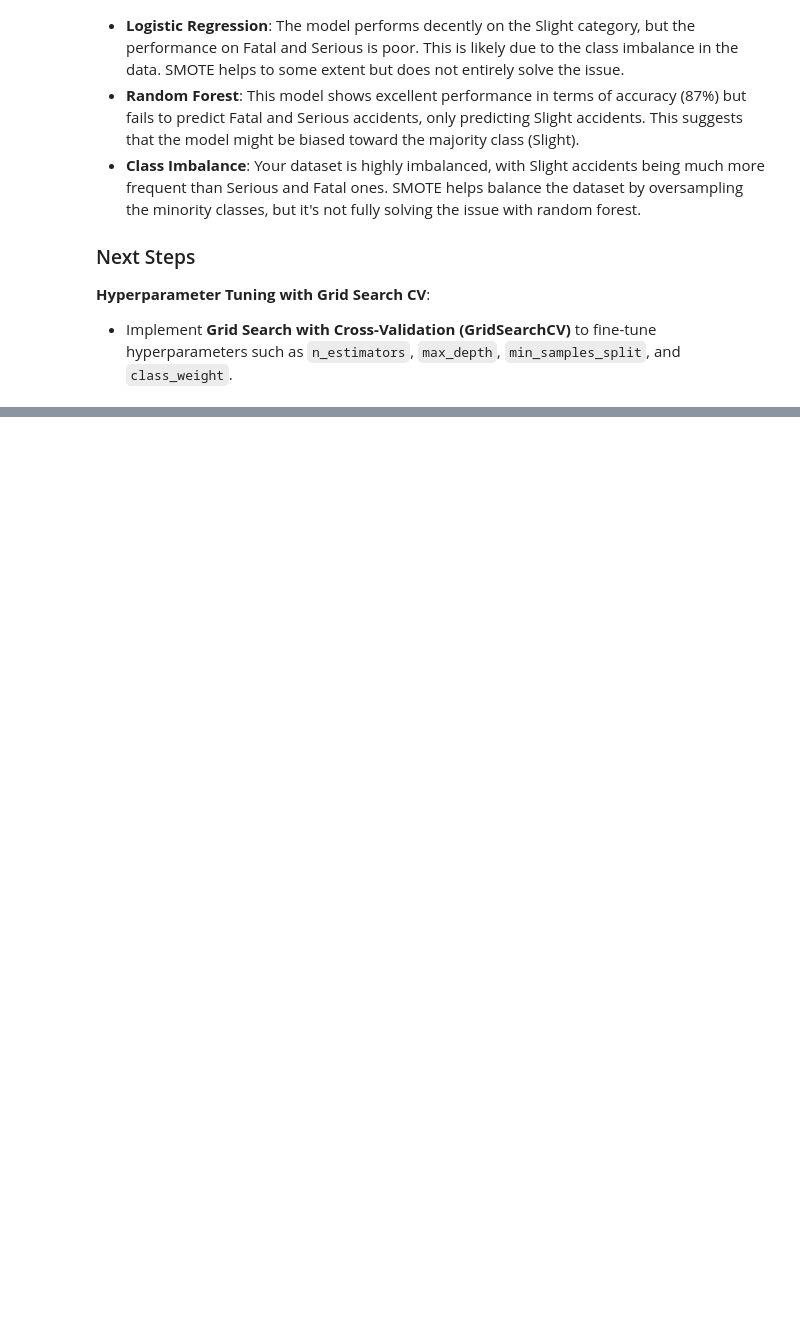
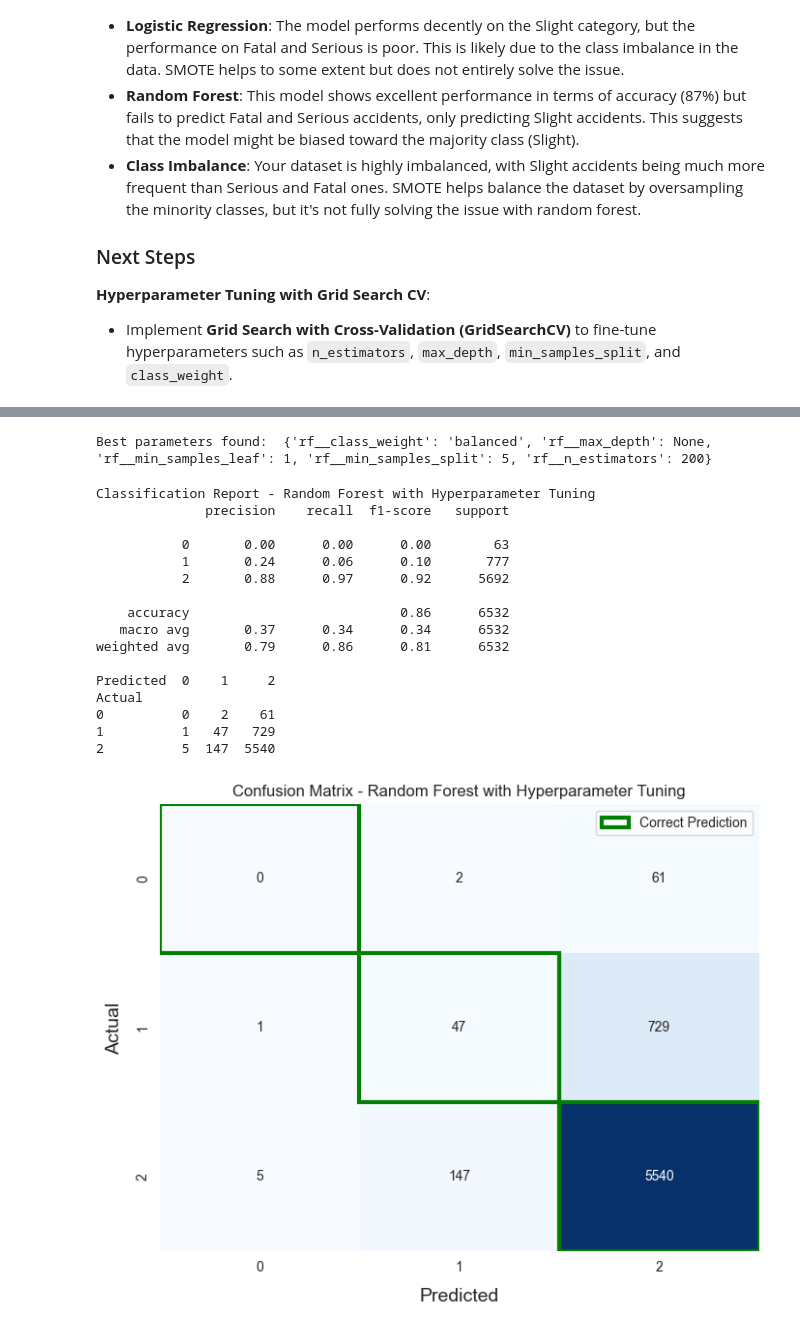
Before and after one commit to MahaSci/UK-Road-Accident-Analysis, a Jupyter notebook: jupyter_notebooks/09_Machine_Learning.ipynb, the cells around one changed output, grey strips where cells are left out. Drawn from its saved outputs; the diff is of its cells as text; code cells hidden in the pictures; blank space fills up the shorter version.

Commit message:
completed random forest model testing, and XGBoost.

```diff
--- a/jupyter_notebooks/09_Machine_Learning.ipynb
+++ b/jupyter_notebooks/09_Machine_Learning.ipynb
@@ -618,0 +653,3 @@ Comparison of model performance, courtesy of ChatGPT:
+# %%
+# Fit GridSearchCV
+grid_search.fit(X_train, y_train)
@@ -618,0 +691,58 @@ Comparison of model performance, courtesy of ChatGPT:
+# %%
+# Best parameters from GridSearchCV
+print("Best parameters found: ", grid_search.best_params_)
+# %% [output]
+Best parameters found:  {'rf__class_weight': 'balanced', 'rf__max_depth': None, 'rf__min_samples_leaf': 1, 'rf__min_samples_split': 5, 'rf__n_estimators': 200}
+# %%
+# Evaluate the tuned model
+best_rf_model = grid_search.best_estimator_
+# %%
+# Make predictions with the best model
+y_pred_rf_tuned = best_rf_model.predict(X_test)
+# %%
+# Print classification report for Random Forest with tuning
+print("Classification Report - Random Forest with Hyperparameter Tuning")
+print(classification_report(y_test, y_pred_rf_tuned))
+
+# Confusion Matrix
+cm_rf_tuned = confusion_matrix(y_test, y_pred_rf_tuned)
+cm_df_rf_tuned = pd.DataFrame(cm_rf_tuned, columns=np.unique(y_test), index=np.unique(y_test))
+cm_df_rf_tuned.index.name = 'Actual'
+cm_df_rf_tuned.columns.name = 'Predicted'
+print(cm_df_rf_tuned)
+
+# Plot confusion matrix for tuned model
+plt.figure(figsize=(8, 6))
+sns.heatmap(cm_rf_tuned, annot=True, fmt='d', cmap='Blues', cbar=False)
+
+# Replace numbers for class names
+plt.xticks(ticks=np.arange(3)+0.5, labels=np.unique(y_test))
+plt.yticks(ticks=np.arange(3)+0.5, labels=np.unique(y_test))
+
+# Green border around correct prediction squares
+for i in range(3):
+    plt.gca().add_patch(plt.Rectangle((i, i), 1, 1, fill=False, edgecolor='green', linewidth=3))
+plt.legend(['Correct Prediction'], loc='upper right')
+
+plt.xlabel('Predicted', fontsize=14, labelpad=10)
+plt.ylabel('Actual', fontsize=14, labelpad=10)
+plt.title('Confusion Matrix - Random Forest with Hyperparameter Tuning')
+plt.show()
+# %% [output]
+Classification Report - Random Forest with Hyperparameter Tuning
+              precision    recall  f1-score   support
+
+           0       0.00      0.00      0.00        63
+           1       0.24      0.06      0.10       777
+           2       0.88      0.97      0.92      5692
+
+    accuracy                           0.86      6532
+   macro avg       0.37      0.34      0.34      6532
+weighted avg       0.79      0.86      0.81      6532
+
+Predicted  0    1     2
+Actual
+0          0    2    61
+1          1   47   729
+2          5  147  5540
+[figure, added]
```
Also changed, not shown: parts of 23 cells of this notebook.
